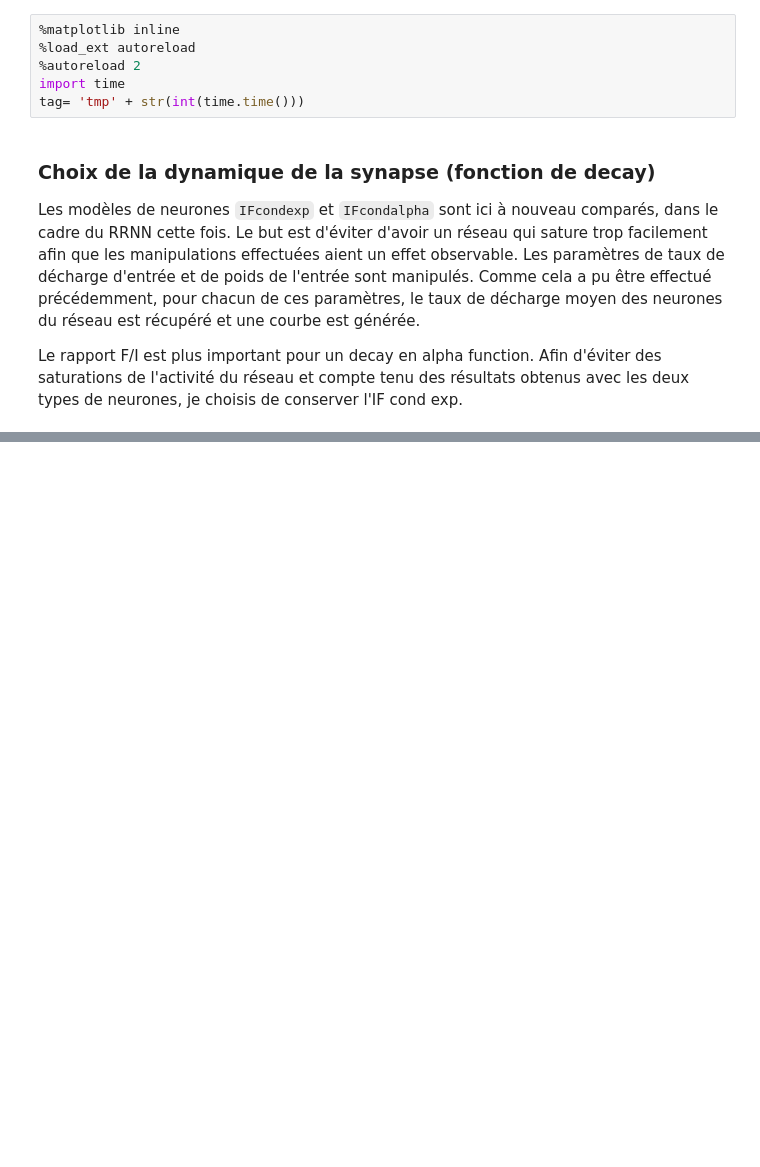
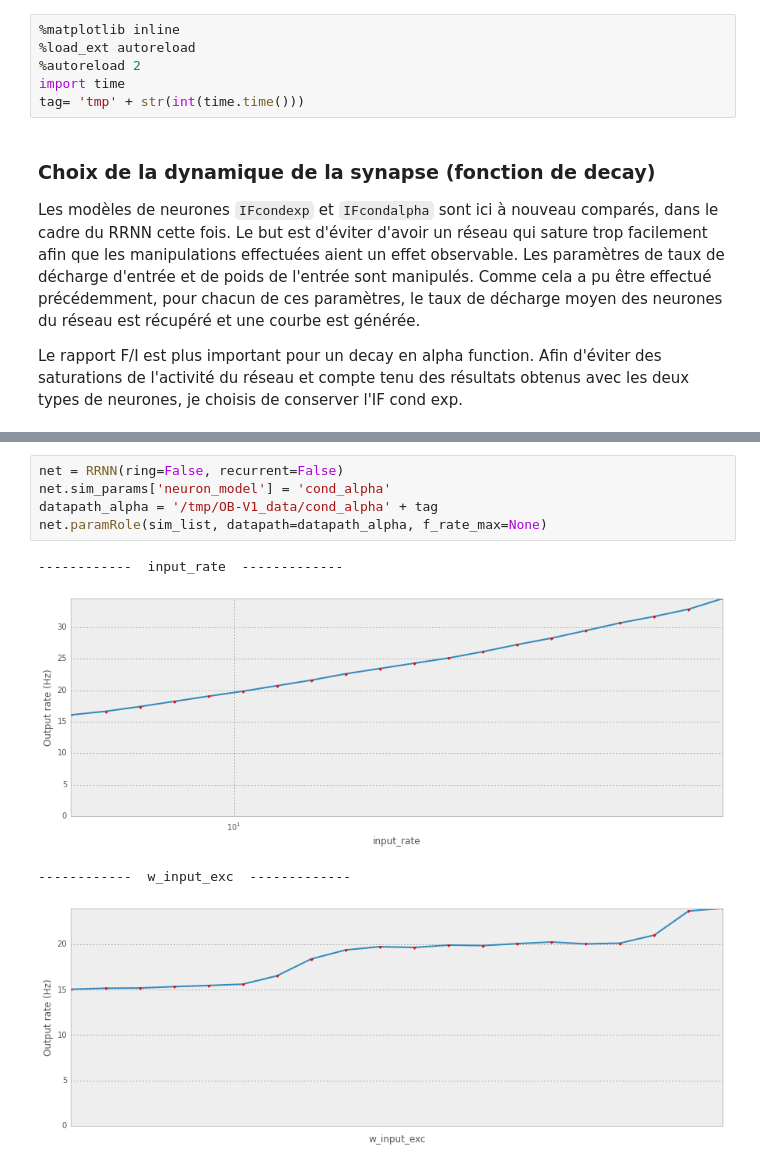
Before and after one commit to laurentperrinet/OBV1, a Jupyter notebook: notebooks/2.2.3_RRNN_Exploration_ModelExpVSAlpha.ipynb, the cells around one changed output, grey strips where cells are left out. Drawn from its saved outputs; the diff is of its cells as text; blank space fills up the shorter version.

```diff
--- a/notebooks/2.2.3_RRNN_Exploration_ModelExpVSAlpha.ipynb
+++ b/notebooks/2.2.3_RRNN_Exploration_ModelExpVSAlpha.ipynb
@@ -32,0 +38,10 @@ net_alpha.paramRole(sim_list, datapath=datapath_alpha, f_rate_max=None)
+# %%
+net = RRNN(ring=False, recurrent=False)
+net.sim_params['neuron_model'] = 'cond_alpha'
+datapath_alpha = '/tmp/OB-V1_data/cond_alpha' + tag
+net.paramRole(sim_list, datapath=datapath_alpha, f_rate_max=None)
+# %% [output]
+------------  input_rate  -------------
+[figure, added]
+------------  w_input_exc  -------------
+[figure, added]
```
Also changed, not shown: parts of 1 cell of this notebook, 10 other files.
